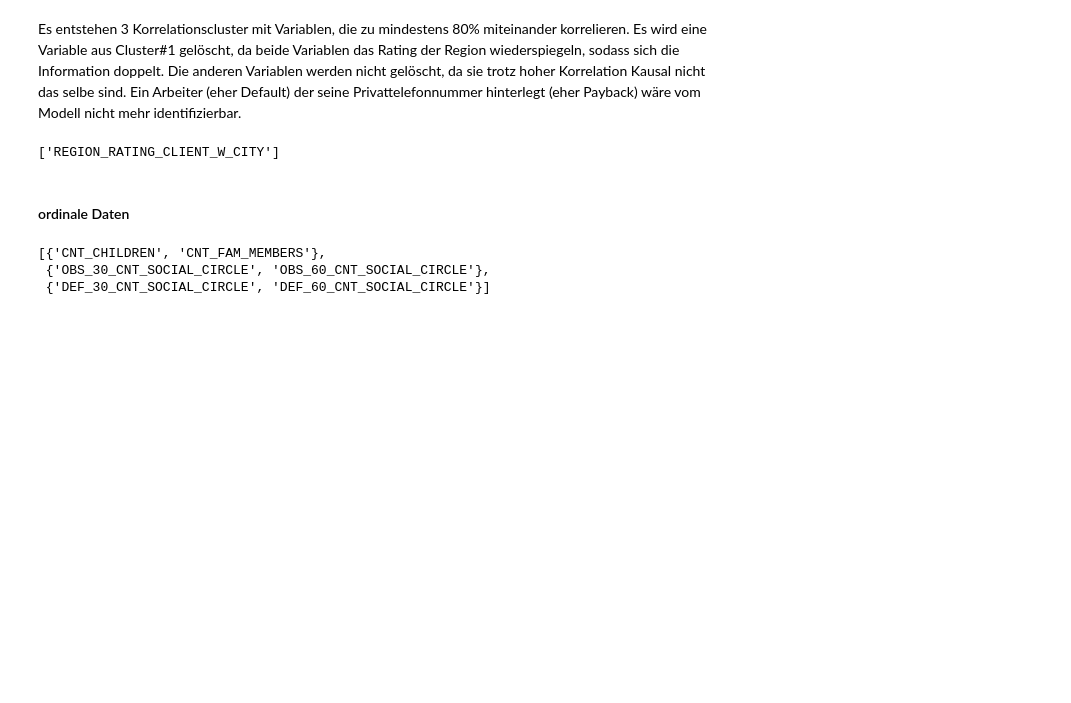
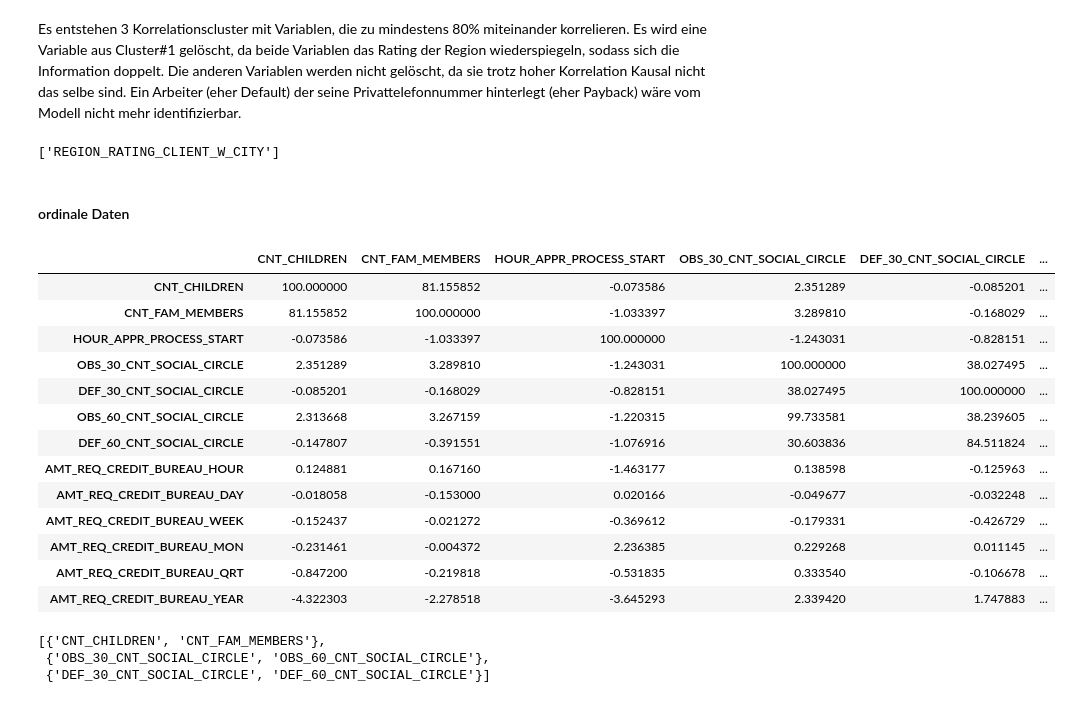
Before and after one commit to robertgraefe/Masterarbeit, a Jupyter notebook: Jupyter Notebook/2. Datenaufbereitung/1. Application.ipynb, the cells around one changed output. Saved outputs shown, nothing was run; the diff lists cells and outputs as text; code cells hidden in the pictures; blank space fills up the shorter version.

```diff
--- a/Jupyter Notebook/2. Datenaufbereitung/1. Application.ipynb
+++ b/Jupyter Notebook/2. Datenaufbereitung/1. Application.ipynb
@@ -342,6 +342,23 @@ df = df.drop(remove, axis=1)
 #### ordinale Daten
 # %%
 c = df[o_heads].corr(method='spearman') * 100
+# %%
+c
+# %% [output]
+|  | CNT_CHILDREN | CNT_FAM_MEMBERS | HOUR_APPR_PROCESS_START | OBS_30_CNT_SOCIAL_CIRCLE | DEF_30_CNT_SOCIAL_CIRCLE | ... |
+| CNT_CHILDREN | 100.000000 | 81.155852 | -0.073586 | 2.351289 | -0.085201 | ... |
+| CNT_FAM_MEMBERS | 81.155852 | 100.000000 | -1.033397 | 3.289810 | -0.168029 | ... |
+| HOUR_APPR_PROCESS_START | -0.073586 | -1.033397 | 100.000000 | -1.243031 | -0.828151 | ... |
+| OBS_30_CNT_SOCIAL_CIRCLE | 2.351289 | 3.289810 | -1.243031 | 100.000000 | 38.027495 | ... |
+| DEF_30_CNT_SOCIAL_CIRCLE | -0.085201 | -0.168029 | -0.828151 | 38.027495 | 100.000000 | ... |
+| OBS_60_CNT_SOCIAL_CIRCLE | 2.313668 | 3.267159 | -1.220315 | 99.733581 | 38.239605 | ... |
+| DEF_60_CNT_SOCIAL_CIRCLE | -0.147807 | -0.391551 | -1.076916 | 30.603836 | 84.511824 | ... |
+| AMT_REQ_CREDIT_BUREAU_HOUR | 0.124881 | 0.167160 | -1.463177 | 0.138598 | -0.125963 | ... |
+| AMT_REQ_CREDIT_BUREAU_DAY | -0.018058 | -0.153000 | 0.020166 | -0.049677 | -0.032248 | ... |
+| AMT_REQ_CREDIT_BUREAU_WEEK | -0.152437 | -0.021272 | -0.369612 | -0.179331 | -0.426729 | ... |
+| AMT_REQ_CREDIT_BUREAU_MON | -0.231461 | -0.004372 | 2.236385 | 0.229268 | 0.011145 | ... |
+| AMT_REQ_CREDIT_BUREAU_QRT | -0.847200 | -0.219818 | -0.531835 | 0.333540 | -0.106678 | ... |
+| AMT_REQ_CREDIT_BUREAU_YEAR | -4.322303 | -2.278518 | -3.645293 | 2.339420 | 1.747883 | ... |
 # %%
 families = []
 for i, row in c.iterrows():
```
Also changed, not shown: parts of 7 cells of this notebook, 2 other files.
